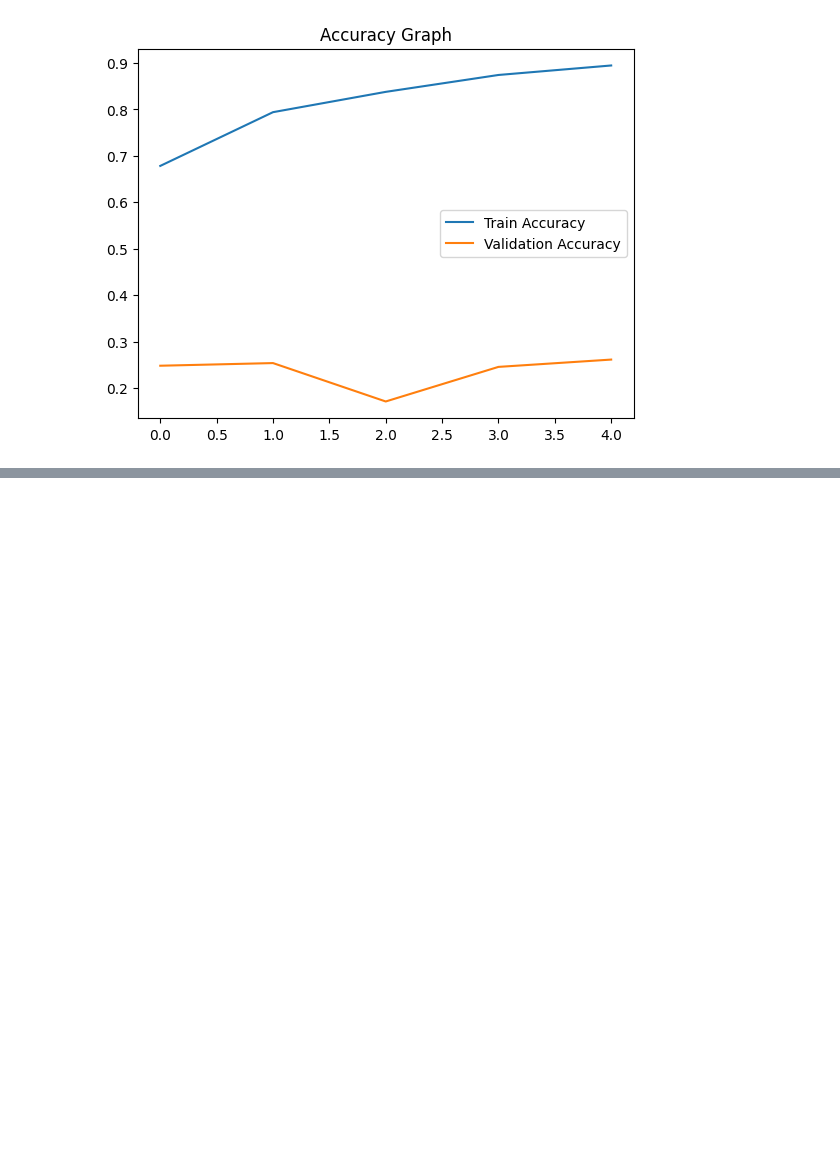
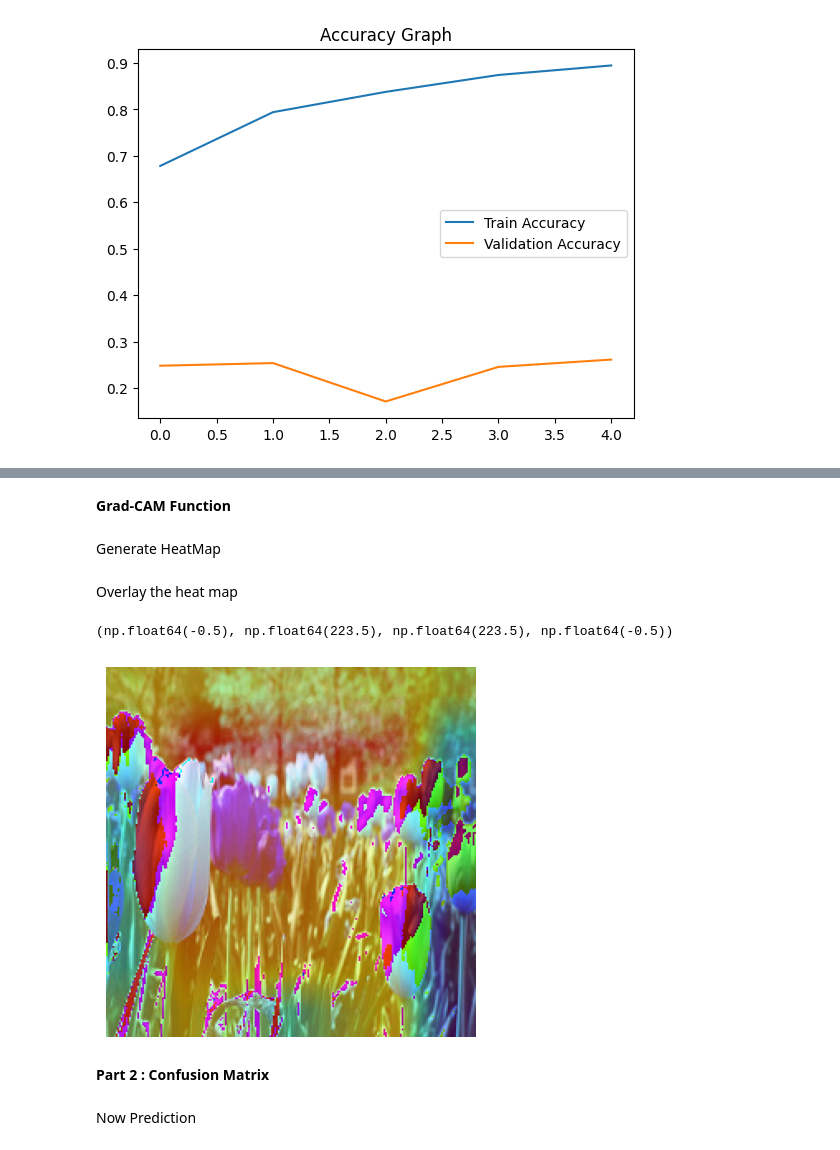
Before and after one commit to kyathamkarthik/plant-disease-advanced-ai, a Jupyter notebook: main.ipynb, the cells around one changed output, grey strips where cells are left out. Saved outputs shown, nothing was run; the diff lists cells and outputs as text; code cells hidden in the pictures; blank space fills up the shorter version.

Commit message:
Step 6: Added Grad-CAM, confusion matrix, and final evaluation

```diff
--- a/main.ipynb
+++ b/main.ipynb
@@ -262,0 +266,58 @@ plt.show()
+# %%
+import cv2
+import numpy as np
+import matplotlib.pyplot as plt
+
+img_path = "flower_photos/tulips/5208680166_c4372477ef_n.jpg"  # change to your image
+
+img = cv2.imread(img_path)
+img = cv2.resize(img, (224,224))
+img_array = np.expand_dims(img/255.0, axis=0)
+dummy_weather = np.array([[0.5, 0.5]])  # temperature + humidity
+# %% [markdown]
+**Grad-CAM Function**
+# %%
+def get_gradcam_heatmap(model, inputs, last_conv_layer_name):
+    grad_model = tf.keras.models.Model(
+        [model.inputs],
+        [model.get_layer(last_conv_layer_name).output, model.output]
+    )
+
+    with tf.GradientTape() as tape:
+        conv_outputs, predictions = grad_model(inputs)
+        class_idx = tf.argmax(predictions[0])
+        loss = predictions[:, class_idx]
+
+    grads = tape.gradient(loss, conv_outputs)
+    pooled_grads = tf.reduce_mean(grads, axis=(0,1,2))
+
+    conv_outputs = conv_outputs[0]
+    heatmap = conv_outputs @ pooled_grads[..., tf.newaxis]
+    heatmap = tf.squeeze(heatmap)
+
+    heatmap = np.maximum(heatmap, 0) / np.max(heatmap)
+
+    return heatmap
+# %% [markdown]
+Generate HeatMap
+# %%
+heatmap = get_gradcam_heatmap(model, [img_array, dummy_weather], "conv5_block3_out")
+# %% [markdown]
+Overlay the heat map
+# %%
+heatmap = cv2.resize(heatmap, (224,224))
+heatmap = np.uint8(255 * heatmap)
+
+heatmap = cv2.applyColorMap(heatmap, cv2.COLORMAP_JET)
+
+superimposed_img = heatmap * 0.4 + img
+
+plt.imshow(superimposed_img.astype('uint8'))
+plt.axis('off')
+# %% [output]
+(np.float64(-0.5), np.float64(223.5), np.float64(223.5), np.float64(-0.5))
+[figure, added]
+# %% [markdown]
+**Part 2 : Confusion Matrix**
+# %% [markdown]
+Now Prediction
```
Also changed, not shown: parts of 6 cells of this notebook.
